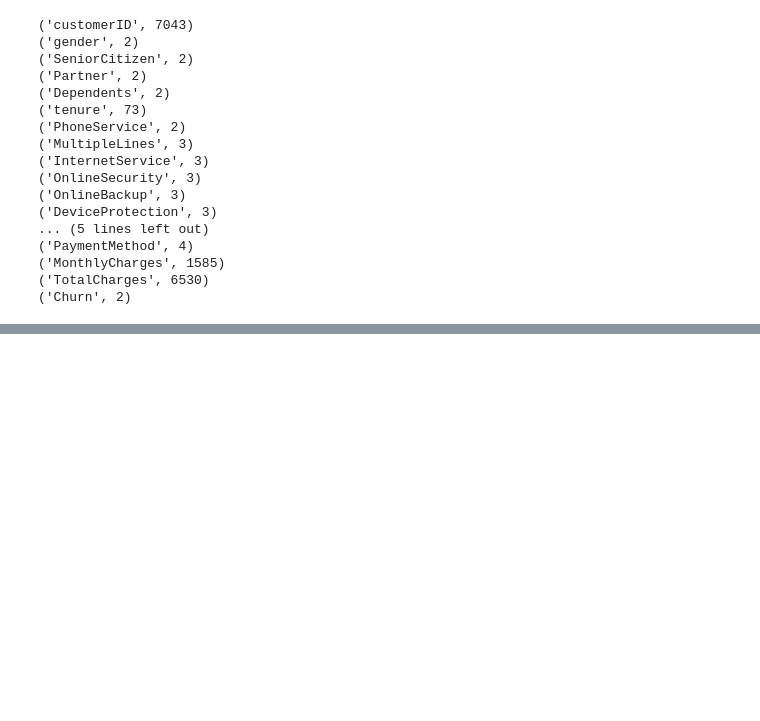
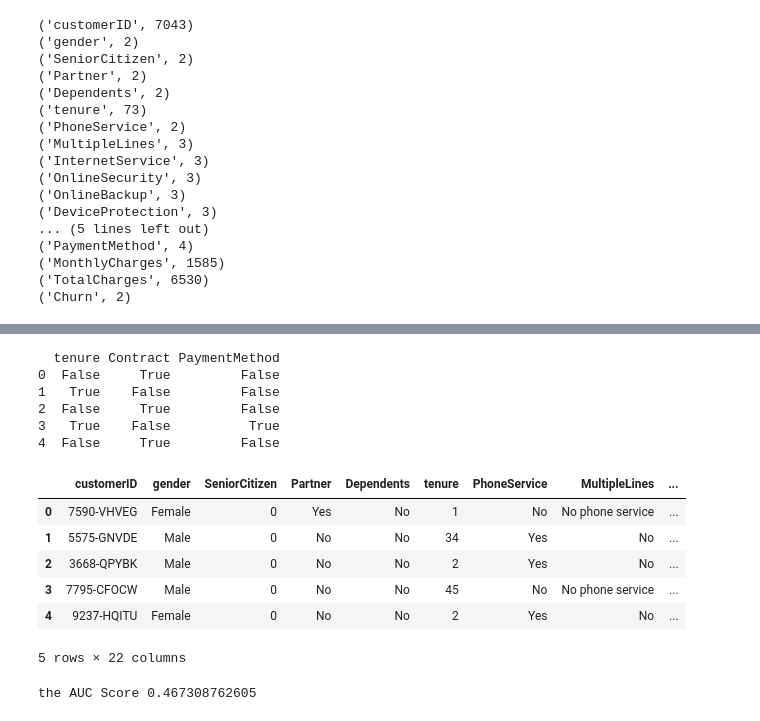
Before and after one commit to navdeep-G/customer-churn, a Jupyter notebook: analysis/Query_Based_Predictions.ipynb, the cells around one changed output, grey strips where cells are left out. Saved outputs shown, nothing was run; the diff lists cells and outputs as text; code cells hidden in the pictures; blank space fills up the shorter version.

```diff
--- a/analysis/Query_Based_Predictions.ipynb
+++ b/analysis/Query_Based_Predictions.ipynb
@@ -333,0 +340,61 @@ dtype: int64
+# %%
+# to do set the len variable
+def boolean_matrix(important_features,dataframe,categorical_dict, numerical_dict, threshold = None):
+    if threshold == None:
+        threshold = len(important_features)
+    boolean_df = pd.DataFrame()
+    # subset the dataframe to only consider the important feature columns
+    dataframe = dataframe[important_features]
+    for column in dataframe.columns:
+        if type(dataframe[column][0]) == str:
+            boolean_df[column] = dataframe[column].isin(categorical_dict[column])
+
+        elif (type(dataframe[column][0]) == np.int64) or (type(dataframe[column][0]) == np.float64):
+            # to do: this need to check if it's greater than or less then the num_dict value
+            # boolean_df[column] = dataframe[column].isin(num_dict[column])
+            boolean_df[column] = dataframe[column].map(lambda x: True if x >= numerical_dict[column][0] else False)
+        else:
+            print "something went wrong"
+    # sum over all the 1s and 0s to get a count of features that correlated with churn
+    # if sum of row is equal to the length of important_feature set equal to "Yes" they will churn
+    print boolean_df.head()
+    new_column = boolean_df.sum(axis=1).map(lambda x: "Yes" if x >= threshold else "No")
+    # convert the pandas series into a dataframe
+    new_column = pd.DataFrame(new_column)
+    # set the column title to predicted_churn
+    new_column.columns = ['predicted_churn']
+    return new_column
+# %%
+# update inputs a few cells above
+new_col = boolean_matrix(important_feature_list,telco_df,cat_dict, num_dict, threshold = 2)
+
+# print out the true/false results for the rule based predicted churn column
+telco_df['predicted_churn'] = new_col
+
+telco_df.head()
+# %% [output]
+  tenure Contract PaymentMethod
+0  False     True         False
+1   True    False         False
+2  False     True         False
+3   True    False          True
+4  False     True         False
+|  | customerID | gender | SeniorCitizen | Partner | Dependents | tenure | PhoneService | MultipleLines | ... |
+| 0 | 7590-VHVEG | Female | 0 | Yes | No | 1 | No | No phone service | ... |
+| 1 | 5575-GNVDE | Male | 0 | No | No | 34 | Yes | No | ... |
+| 2 | 3668-QPYBK | Male | 0 | No | No | 2 | Yes | No | ... |
+| 3 | 7795-CFOCW | Male | 0 | No | No | 45 | No | No phone service | ... |
+| 4 | 9237-HQITU | Female | 0 | No | No | 2 | Yes | No | ... |
+5 rows × 22 columns
+# %%
+# get the auc score (first convert back to 0/1 values to sklearn can interpret)
+from sklearn.metrics import roc_auc_score
+y_true = telco_df['Churn'].map(lambda x: 1 if x == "Yes" else 0)
+y_scores = telco_df['predicted_churn'].map(lambda x: 1 if x == "Yes" else 0)
+print 'the AUC Score', roc_auc_score(y_true, y_scores)
+
+# Check if scores make sense:
+# print y_true[y_true==0].count()
+# print y_scores[y_scores==0].count()
+# %% [output]
+the AUC Score 0.467308762605
```
Also changed, not shown: parts of 36 cells of this notebook.
